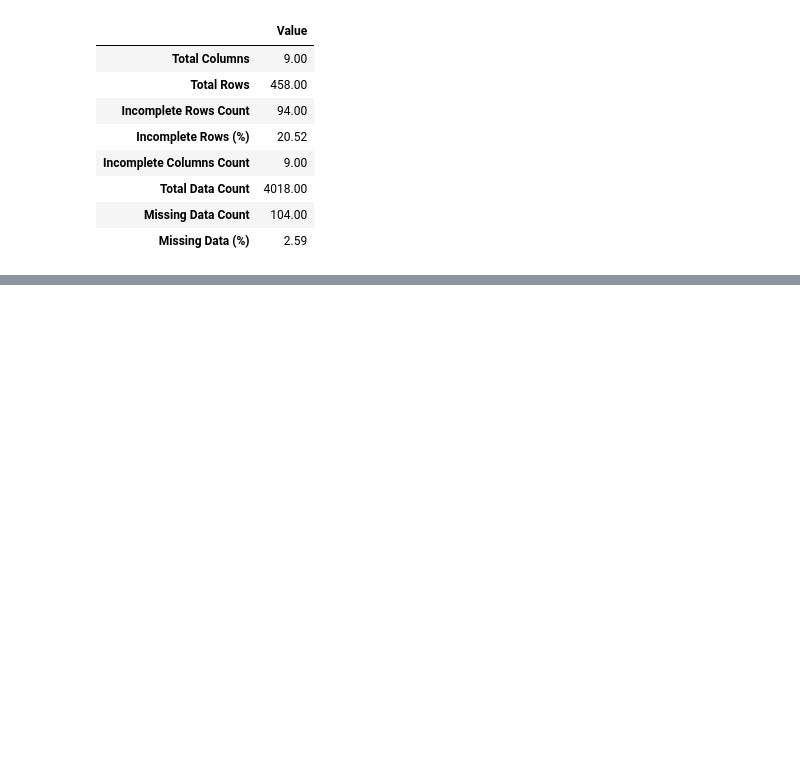
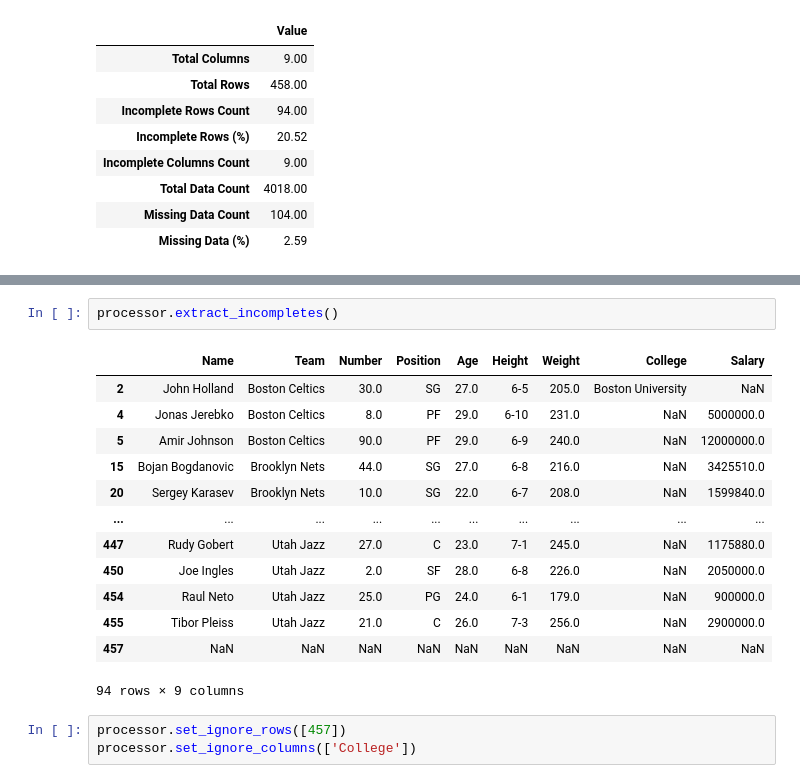
Before and after one commit to zqTheDesigner/missing-data-processor, a Jupyter notebook: profiler.ipynb, the cells around one changed output, grey strips where cells are left out. Drawn from its saved outputs; the diff is of its cells as text; blank space fills up the shorter version.

```diff
--- a/profiler.ipynb
+++ b/profiler.ipynb
@@ -55,0 +56,19 @@ processor.insights()
+# %%
+processor.extract_incompletes()
+# %% [output]
+|  | Name | Team | Number | Position | Age | Height | Weight | College | Salary |
+| 2 | John Holland | Boston Celtics | 30.0 | SG | 27.0 | 6-5 | 205.0 | Boston University | NaN |
+| 4 | Jonas Jerebko | Boston Celtics | 8.0 | PF | 29.0 | 6-10 | 231.0 | NaN | 5000000.0 |
+| 5 | Amir Johnson | Boston Celtics | 90.0 | PF | 29.0 | 6-9 | 240.0 | NaN | 12000000.0 |
+| 15 | Bojan Bogdanovic | Brooklyn Nets | 44.0 | SG | 27.0 | 6-8 | 216.0 | NaN | 3425510.0 |
+| 20 | Sergey Karasev | Brooklyn Nets | 10.0 | SG | 22.0 | 6-7 | 208.0 | NaN | 1599840.0 |
+| ... | ... | ... | ... | ... | ... | ... | ... | ... | ... |
+| 447 | Rudy Gobert | Utah Jazz | 27.0 | C | 23.0 | 7-1 | 245.0 | NaN | 1175880.0 |
+| 450 | Joe Ingles | Utah Jazz | 2.0 | SF | 28.0 | 6-8 | 226.0 | NaN | 2050000.0 |
+| 454 | Raul Neto | Utah Jazz | 25.0 | PG | 24.0 | 6-1 | 179.0 | NaN | 900000.0 |
+| 455 | Tibor Pleiss | Utah Jazz | 21.0 | C | 26.0 | 7-3 | 256.0 | NaN | 2900000.0 |
+| 457 | NaN | NaN | NaN | NaN | NaN | NaN | NaN | NaN | NaN |
+94 rows × 9 columns
+# %%
+processor.set_ignore_rows([457])
+processor.set_ignore_columns(['College'])
```
Also changed, not shown: parts of 7 cells of this notebook, 2 other files.
